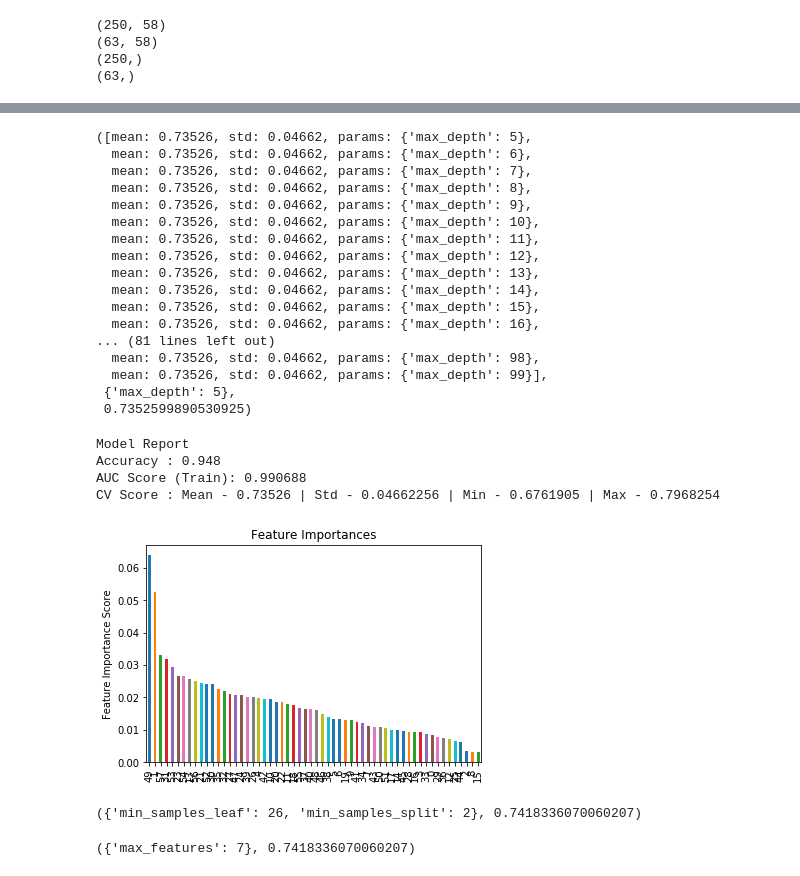
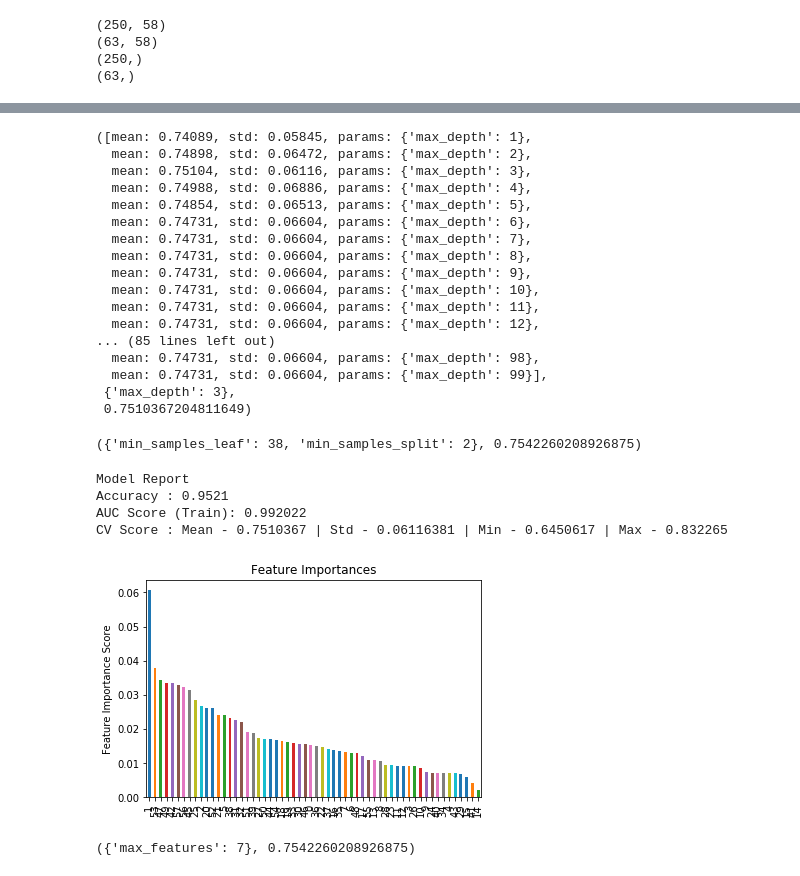
Before and after one commit to Divya1205/RBHS_Sitani, a Jupyter notebook: tuningGBM.ipynb, the cells around one changed output, grey strips where cells are left out. Saved outputs shown, nothing was run; the diff lists cells and outputs as text; code cells hidden in the pictures.

```diff
--- a/tuningGBM.ipynb
+++ b/tuningGBM.ipynb
@@ -97,10 +97,10 @@ CV Score : Mean - 0.4780548 | Std - 0.08468366 | Min - 0.350823 | Max - 0.586419
 # %%
 #Choose all predictors except target & IDcols
-predictors = [x for x in X_train.columns]
-param_test1 = {'n_estimators':np.arange(10,201,10)}
-gsearch1 = GridSearchCV(estimator = GradientBoostingClassifier(learning_rate=0.2, min_samples_split=2,min_samples_leaf=50,max_depth=5,max_features='sqrt',subsample=0.8,random_state=10),
+predictors = [x for x in X.columns]
+param_test1 = {'n_estimators':np.arange(10,500,10)}
+gsearch1 = GridSearchCV(estimator = GradientBoostingClassifier(learning_rate=0.2, min_samples_split=2,min_samples_leaf=25,max_depth=5,max_features='sqrt',subsample=0.8,random_state=10),
 param_grid = param_test1, scoring='roc_auc',n_jobs=4,iid=False, cv=5)
-gsearch1.fit(X_train,y_train)
+gsearch1.fit(X,y)
 # %% [output]
 GridSearchCV(cv=5, error_score='raise',
        estimator=GradientBoostingClassifier(criterion='friedman_mse', init=None,
@@ -138,51 +140,53 @@ gsearch1.grid_scores_, gsearch1.best_params_, gsearch1.best_score_
 # %%
 #param_test2 = {'max_depth':np.arange(5,16,2), 'min_samples_split':np.arange(2,11,1)}
-param_test2 = {'max_depth':np.arange(5,100,1)}
-gsearch2 = GridSearchCV(estimator = GradientBoostingClassifier(learning_rate=0.2, n_estimators=130, max_features='sqrt', subsample=0.8, min_samples_split=2,min_samples_leaf=50,random_state=10),
+param_test2 = {'max_depth':np.arange(1,100,1)}
+gsearch2 = GridSearchCV(estimator = GradientBoostingClassifier(learning_rate=0.01, n_estimators=880, max_features='sqrt', subsample=0.8, min_samples_split=2,min_samples_leaf=25,random_state=10),
 param_grid = param_test2, scoring='roc_auc',n_jobs=4,iid=False, cv=5)
-gsearch2.fit(X_train,y_train)
+gsearch2.fit(X,y)
 gsearch2.grid_scores_, gsearch2.best_params_, gsearch2.best_score_
 # %% [output]
-([mean: 0.73526, std: 0.04662, params: {'max_depth': 5},
-  mean: 0.73526, std: 0.04662, params: {'max_depth': 6},
-  mean: 0.73526, std: 0.04662, params: {'max_depth': 7},
-  mean: 0.73526, std: 0.04662, params: {'max_depth': 8},
-  mean: 0.73526, std: 0.04662, params: {'max_depth': 9},
-  mean: 0.73526, std: 0.04662, params: {'max_depth': 10},
-  mean: 0.73526, std: 0.04662, params: {'max_depth': 11},
-  mean: 0.73526, std: 0.04662, params: {'max_depth': 12},
-  mean: 0.73526, std: 0.04662, params: {'max_depth': 13},
-  mean: 0.73526, std: 0.04662, params: {'max_depth': 14},
-  mean: 0.73526, std: 0.04662, params: {'max_depth': 15},
-  mean: 0.73526, std: 0.04662, params: {'max_depth': 16},
-... (81 lines left out)
-  mean: 0.73526, std: 0.04662, params: {'max_depth': 98},
-  mean: 0.73526, std: 0.04662, params: {'max_depth': 99}],
- {'max_depth': 5},
- 0.7352599890530925)
+([mean: 0.74089, std: 0.05845, params: {'max_depth': 1},
+  mean: 0.74898, std: 0.06472, params: {'max_depth': 2},
+  mean: 0.75104, std: 0.06116, params: {'max_depth': 3},
+  mean: 0.74988, std: 0.06886, params: {'max_depth': 4},
+  mean: 0.74854, std: 0.06513, params: {'max_depth': 5},
+  mean: 0.74731, std: 0.06604, params: {'max_depth': 6},
+  mean: 0.74731, std: 0.06604, params: {'max_depth': 7},
+  mean: 0.74731, std: 0.06604, params: {'max_depth': 8},
+  mean: 0.74731, std: 0.06604, params: {'max_depth': 9},
+  mean: 0.74731, std: 0.06604, params: {'max_depth': 10},
+  mean: 0.74731, std: 0.06604, params: {'max_depth': 11},
+  mean: 0.74731, std: 0.06604, params: {'max_depth': 12},
+... (85 lines left out)
+  mean: 0.74731, std: 0.06604, params: {'max_depth': 98},
+  mean: 0.74731, std: 0.06604, params: {'max_depth': 99}],
+ {'max_depth': 3},
+ 0.7510367204811649)
 # %%
-modelfit(gsearch2.best_estimator_, X_train,y_train,predictors)
+modelfit(gsearch2.best_estimator_, X,y,predictors)
-# %% [output]
-Model Report
-Accuracy : 0.948
-AUC Score (Train): 0.990688
-CV Score : Mean - 0.73526 | Std - 0.04662256 | Min - 0.6761905 | Max - 0.7968254
-[figure, removed]
 # %%
 param_test3 = {'min_samples_split':np.arange(2,5,1), 'min_samples_leaf':np.arange(1,60,1)}
-gsearch3 = GridSearchCV(estimator = GradientBoostingClassifier(learning_rate=0.2, n_estimators=130,max_depth=5,max_features='sqrt', subsample=0.8, random_state=10),
+gsearch3 = GridSearchCV(estimator = GradientBoostingClassifier(learning_rate=0.01, n_estimators=880,max_depth=3,max_features='sqrt', subsample=0.8, random_state=10),
 param_grid = param_test3, scoring='roc_auc',n_jobs=4,iid=False, cv=5)
-gsearch3.fit(X_train,y_train)
+gsearch3.fit(X,y)
 #gsearch3.grid_scores_, gsearch3.best_params_, gsearch3.best_score_
 gsearch3.best_params_, gsearch3.best_score_
 # %% [output]
-({'min_samples_leaf': 26, 'min_samples_split': 2}, 0.7418336070060207)
+({'min_samples_leaf': 38, 'min_samples_split': 2}, 0.7542260208926875)
+# %%
+modelfit(gsearch2.best_estimator_, X,y,predictors)
+# %% [output]
+Model Report
+Accuracy : 0.9521
+AUC Score (Train): 0.992022
+CV Score : Mean - 0.7510367 | Std - 0.06116381 | Min - 0.6450617 | Max - 0.832265
+[figure, added]
 # %%
 param_test4 = {'max_features':np.arange(1,59,1)}
-gsearch4 = GridSearchCV(estimator = GradientBoostingClassifier(learning_rate=0.2, n_estimators=130,max_depth=5, min_samples_split=2, min_samples_leaf=26, subsample=0.8, random_state=10),
+gsearch4 = GridSearchCV(estimator = GradientBoostingClassifier(learning_rate=0.01, n_estimators=880,max_depth=3, min_samples_split=2, min_samples_leaf=38, subsample=0.8, random_state=10),
 param_grid = param_test4, scoring='roc_auc',n_jobs=4,iid=False, cv=5)
-gsearch4.fit(X_train,y_train)
+gsearch4.fit(X,y)
 #gsearch4.grid_scores_, gsearch4.best_params_, gsearch4.best_score_
 gsearch4.best_params_, gsearch4.best_score_
 # %% [output]
-({'max_features': 7}, 0.7418336070060207)
+({'max_features': 7}, 0.7542260208926875)
```
Also changed, not shown: parts of 14 cells of this notebook, 1 other file.
